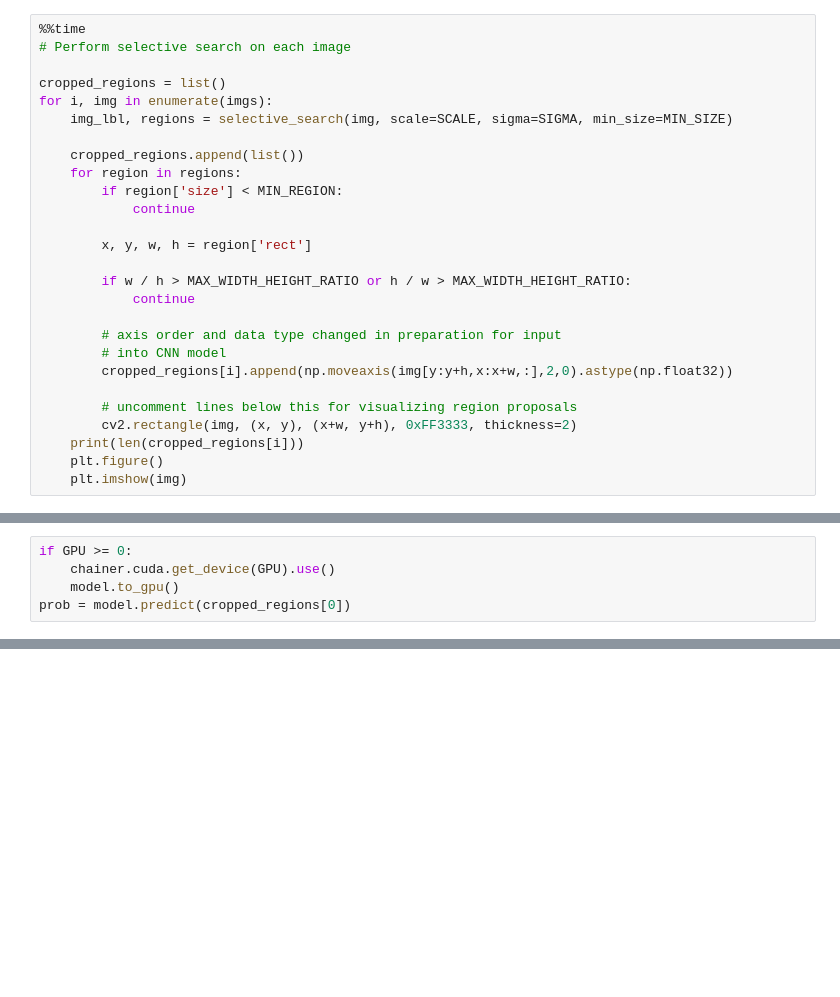
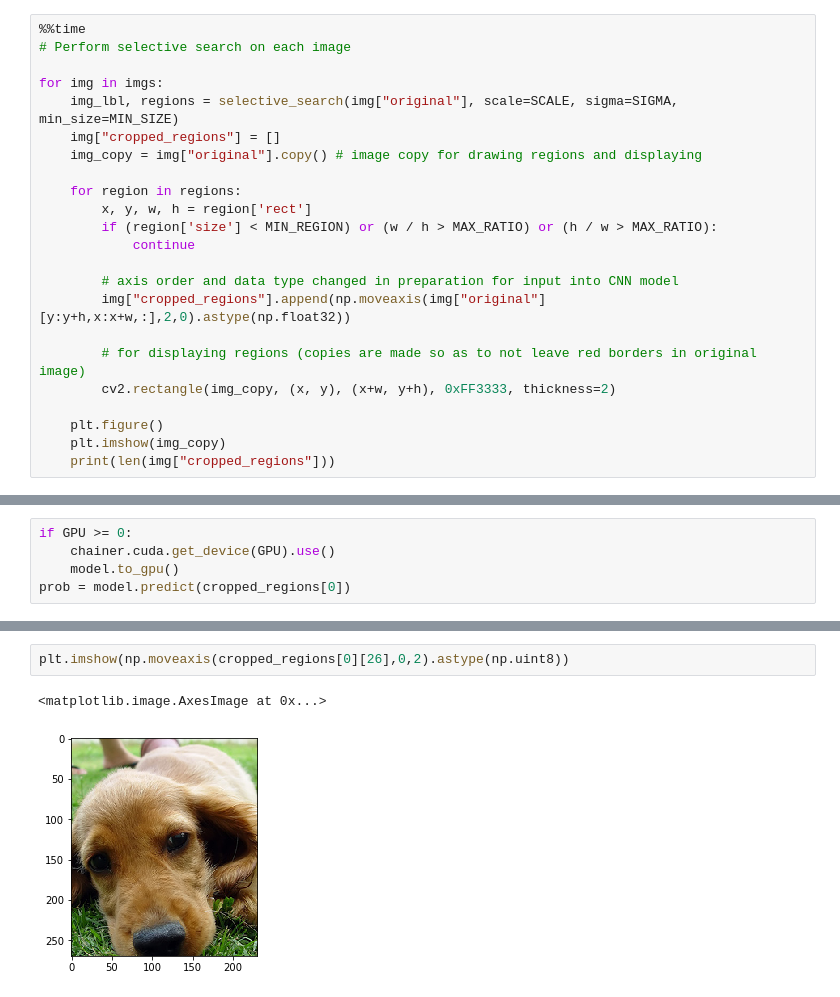
Before and after one commit to Indoril007/object_detection, a Jupyter notebook: object_detection_v2.ipynb, the cells around one changed output, grey strips where cells are left out. Cells and saved outputs as stored; diff of their text form; blank space fills up the shorter version.

```diff
--- a/object_detection_v2.ipynb
+++ b/object_detection_v2.ipynb
@@ -55,28 +58,24 @@ for img_file in image_paths:
 %%time
 # Perform selective search on each image
 
-cropped_regions = list()
-for i, img in enumerate(imgs):
-    img_lbl, regions = selective_search(img, scale=SCALE, sigma=SIGMA, min_size=MIN_SIZE)
+for img in imgs:
+    img_lbl, regions = selective_search(img["original"], scale=SCALE, sigma=SIGMA, min_size=MIN_SIZE)
+    img["cropped_regions"] = []
+    img_copy = img["original"].copy() # image copy for drawing regions and displaying
 
-    cropped_regions.append(list())
     for region in regions:
-        if region['size'] < MIN_REGION:
+        x, y, w, h = region['rect']
+        if (region['size'] < MIN_REGION) or (w / h > MAX_RATIO) or (h / w > MAX_RATIO):
             continue
 
-        x, y, w, h = region['rect']
+        # axis order and data type changed in preparation for input into CNN model
+        img["cropped_regions"].append(np.moveaxis(img["original"][y:y+h,x:x+w,:],2,0).astype(np.float32))
 
-        if w / h > MAX_WIDTH_HEIGHT_RATIO or h / w > MAX_WIDTH_HEIGHT_RATIO:
-            continue
+        # for displaying regions (copies are made so as to not leave red borders in original image)
+        cv2.rectangle(img_copy, (x, y), (x+w, y+h), 0xFF3333, thickness=2)
 
-        # axis order and data type changed in preparation for input
-        # into CNN model
-        cropped_regions[i].append(np.moveaxis(img[y:y+h,x:x+w,:],2,0).astype(np.float32))
-
-        # uncomment lines below this for visualizing region proposals
-        cv2.rectangle(img, (x, y), (x+w, y+h), 0xFF3333, thickness=2)
-    print(len(cropped_regions[i]))
     plt.figure()
-    plt.imshow(img)
+    plt.imshow(img_copy)
+    print(len(img["cropped_regions"]))
 # %% [output]
 38
@@ -110,0 +119,5 @@ array([[  4.35770698e-06,   1.46425209e-05,   1.52523924e-07, ...,
+# %%
+plt.imshow(np.moveaxis(cropped_regions[0][26],0,2).astype(np.uint8))
+# %% [output]
+<matplotlib.image.AxesImage at 0x...>
+[figure, added]
```
Also changed, not shown: parts of 6 cells of this notebook.
